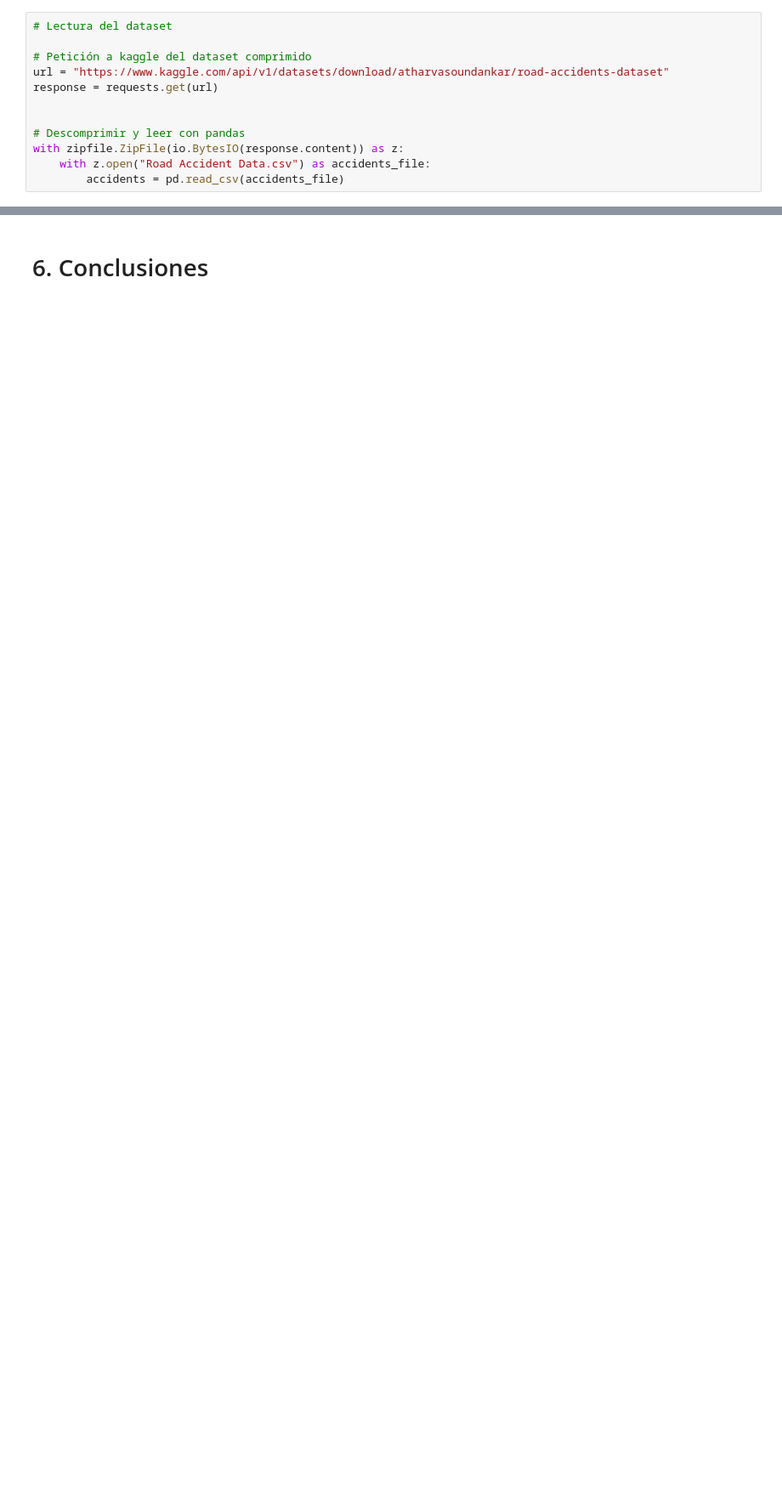
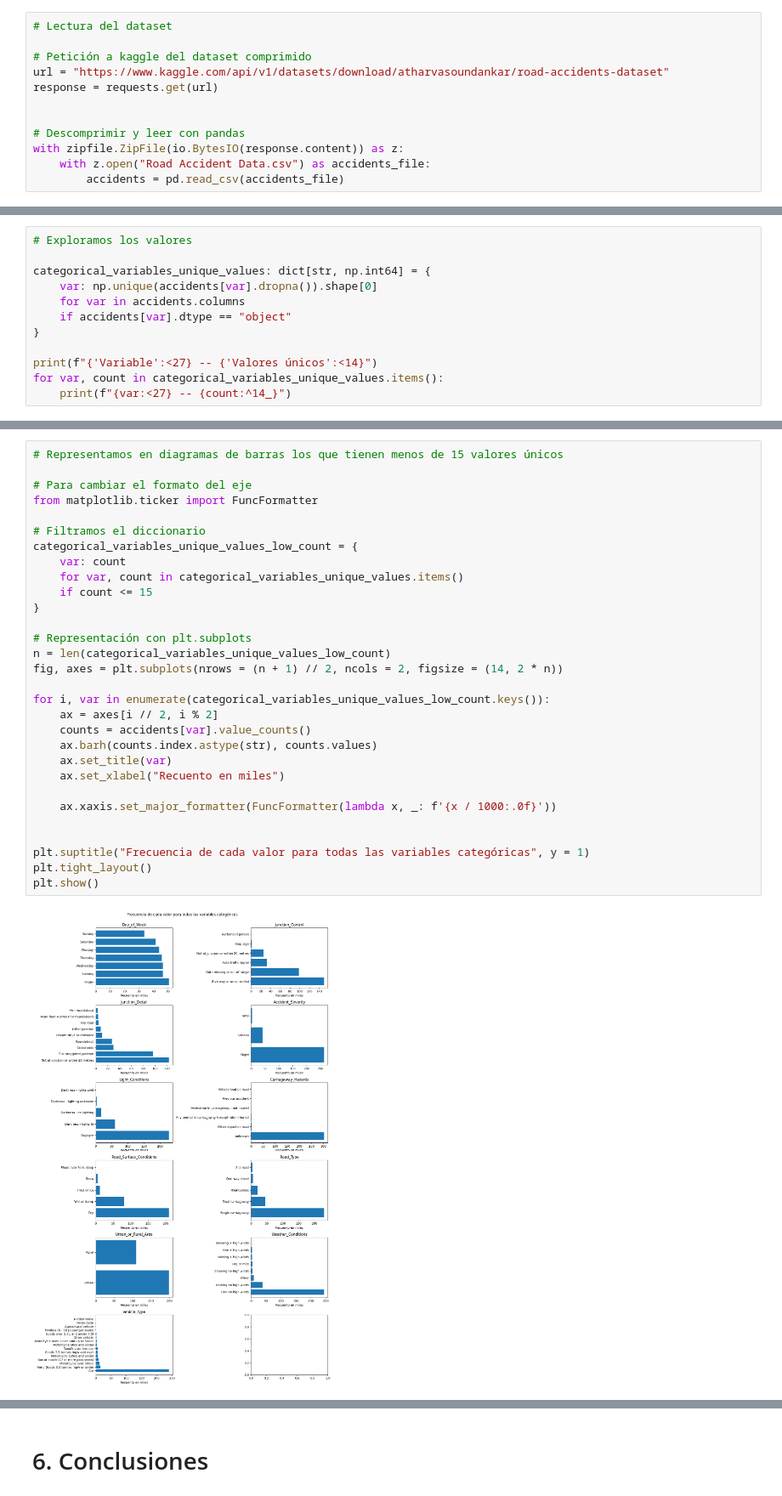
Before and after one commit to acabrerod/miar, a Jupyter notebook: 01_miar_python/01MIAR_ACT_Dataset.ipynb, the cells around one changed output, grey strips where cells are left out. Shown: that part at 85% size. Drawn from its saved outputs; the diff is of its cells as text; blank space fills up the shorter version.

```diff
--- a/01_miar_python/01MIAR_ACT_Dataset.ipynb
+++ b/01_miar_python/01MIAR_ACT_Dataset.ipynb
@@ -155,0 +208,12 @@ En esta sección, ...
+# %%
+# Exploramos los valores
+
+categorical_variables_unique_values: dict[str, np.int64] = {
+    var: np.unique(accidents[var].dropna()).shape[0]
+    for var in accidents.columns
+    if accidents[var].dtype == "object"
+}
+
+print(f"{'Variable':<27} -- {'Valores únicos':<14}")
+for var, count in categorical_variables_unique_values.items():
+    print(f"{var:<27} -- {count:^14_}")
@@ -155,0 +240,32 @@ En esta sección, ...
+# %%
+# Representamos en diagramas de barras los que tienen menos de 15 valores únicos
+
+# Para cambiar el formato del eje
+from matplotlib.ticker import FuncFormatter
+
+# Filtramos el diccionario
+categorical_variables_unique_values_low_count = {
+    var: count
+    for var, count in categorical_variables_unique_values.items()
+    if count <= 15
+}
+
+# Representación con plt.subplots
+n = len(categorical_variables_unique_values_low_count)
+fig, axes = plt.subplots(nrows = (n + 1) // 2, ncols = 2, figsize = (14, 2 * n))
+
+for i, var in enumerate(categorical_variables_unique_values_low_count.keys()):
+    ax = axes[i // 2, i % 2]
+    counts = accidents[var].value_counts()
+    ax.barh(counts.index.astype(str), counts.values)
+    ax.set_title(var)
+    ax.set_xlabel("Recuento en miles")
+
+    ax.xaxis.set_major_formatter(FuncFormatter(lambda x, _: f'{x / 1000:.0f}'))
+
+
+plt.suptitle("Frecuencia de cada valor para todas las variables categóricas", y = 1)
+plt.tight_layout()
+plt.show()
+# %% [output]
+[figure, added]
```
Also changed, not shown: parts of 36 cells of this notebook.
